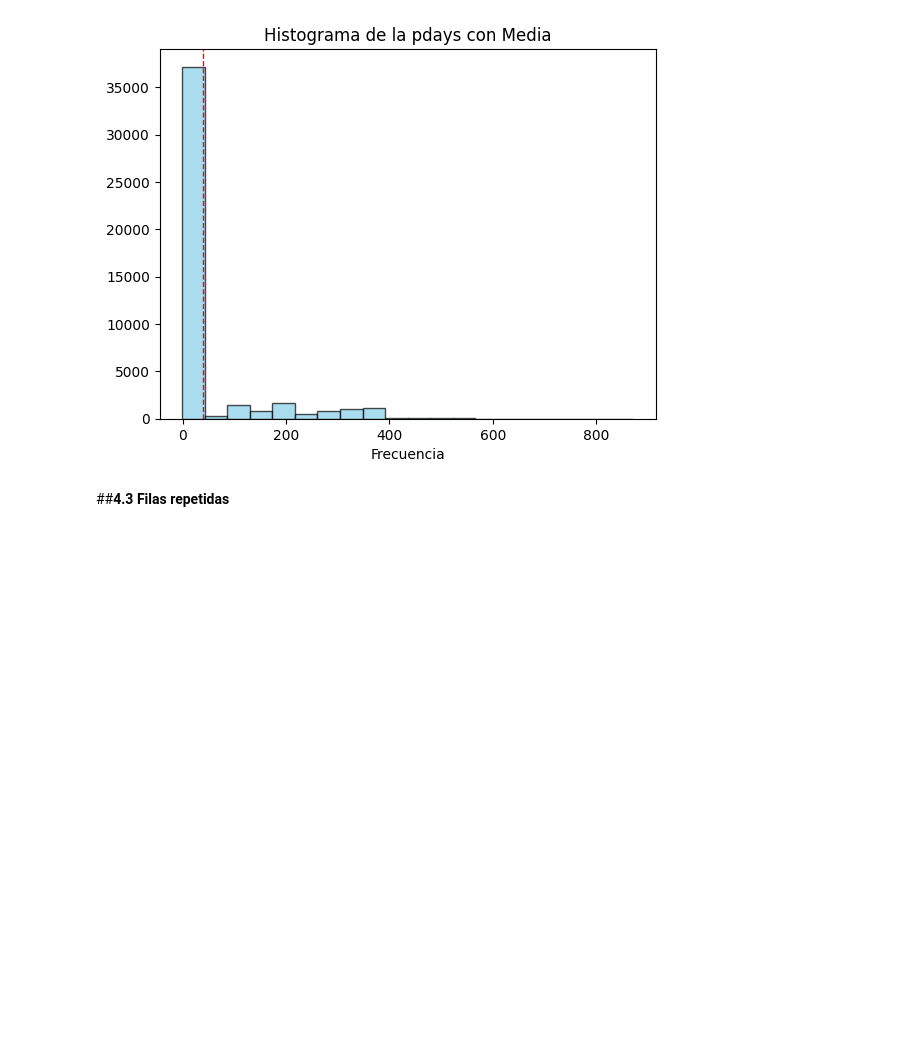
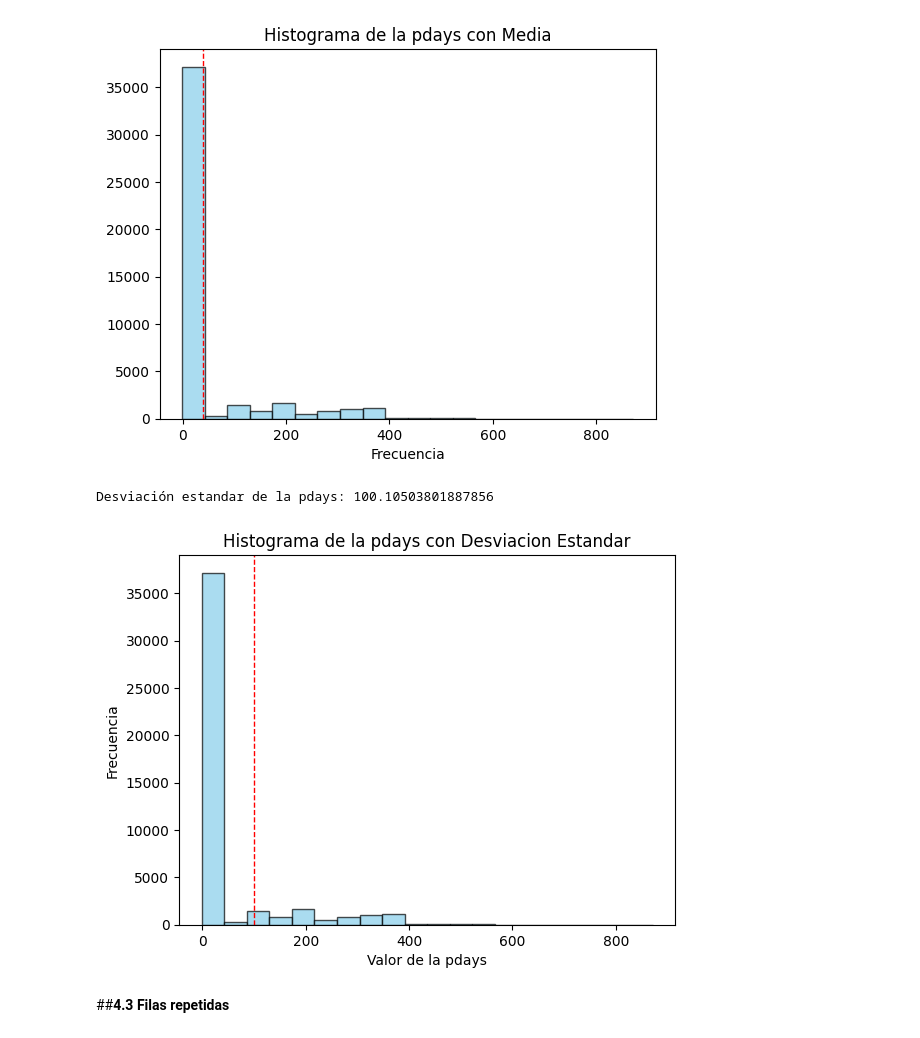
Before and after one commit to NeverShoutLala/Talento-Tech, a Jupyter notebook: Limpieza_de_datos.ipynb, the cells around one changed output. Cells and saved outputs as stored; diff of their text form; code cells hidden in the pictures; blank space fills up the shorter version.

```diff
--- a/Limpieza_de_datos.ipynb
+++ b/Limpieza_de_datos.ipynb
@@ -196,6 +201,27 @@ plt.title('Histograma de la pdays con Media')
 plt.show()
 # %% [output]
 [figure]
+# %%
+desvestandar = data['pdays'].std()
+print('Desviación estandar de la pdays:', desvestandar)
+# %% [output]
+Desviación estandar de la pdays: 100.10503801887856
+# %%
+# Graficar un histograma del atributo "campana"
+plt.hist(data['pdays'], bins=20, color='skyblue', edgecolor='black', alpha=0.7)
+
+# Agregar una linea vertical para mostrar la desviacion estandar
+plt.axvline(desvestandar, color='red', linestyle='dashed', linewidth=1)
+
+# Etiqueta y titulo
+plt.xlabel('Valor de la pdays')
+plt.ylabel('Frecuencia')
+plt.title('Histograma de la pdays con Desviacion Estandar')
+
+# Mostraar la grafica.
+plt.show()
+# %% [output]
+[figure, added]
 # %% [markdown]
 
 ##**4.3 Filas repetidas**
```
Also changed, not shown: parts of 3 cells of this notebook.
